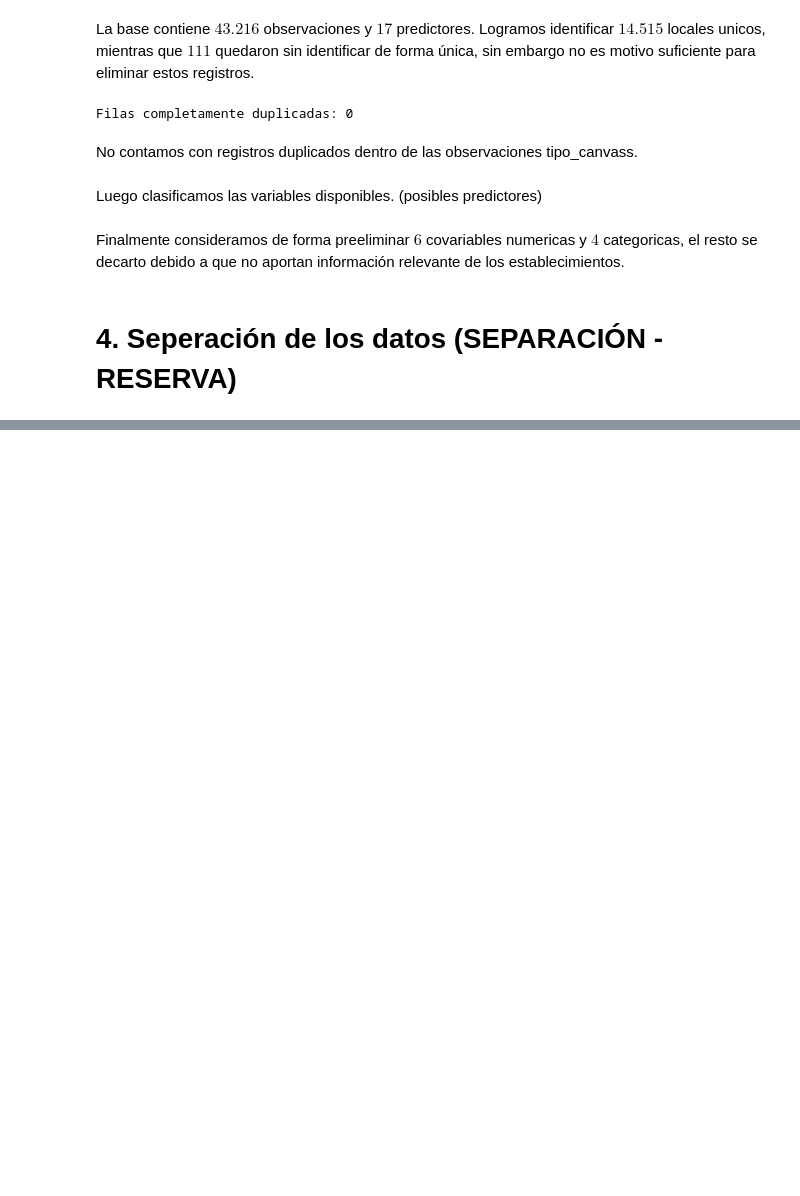
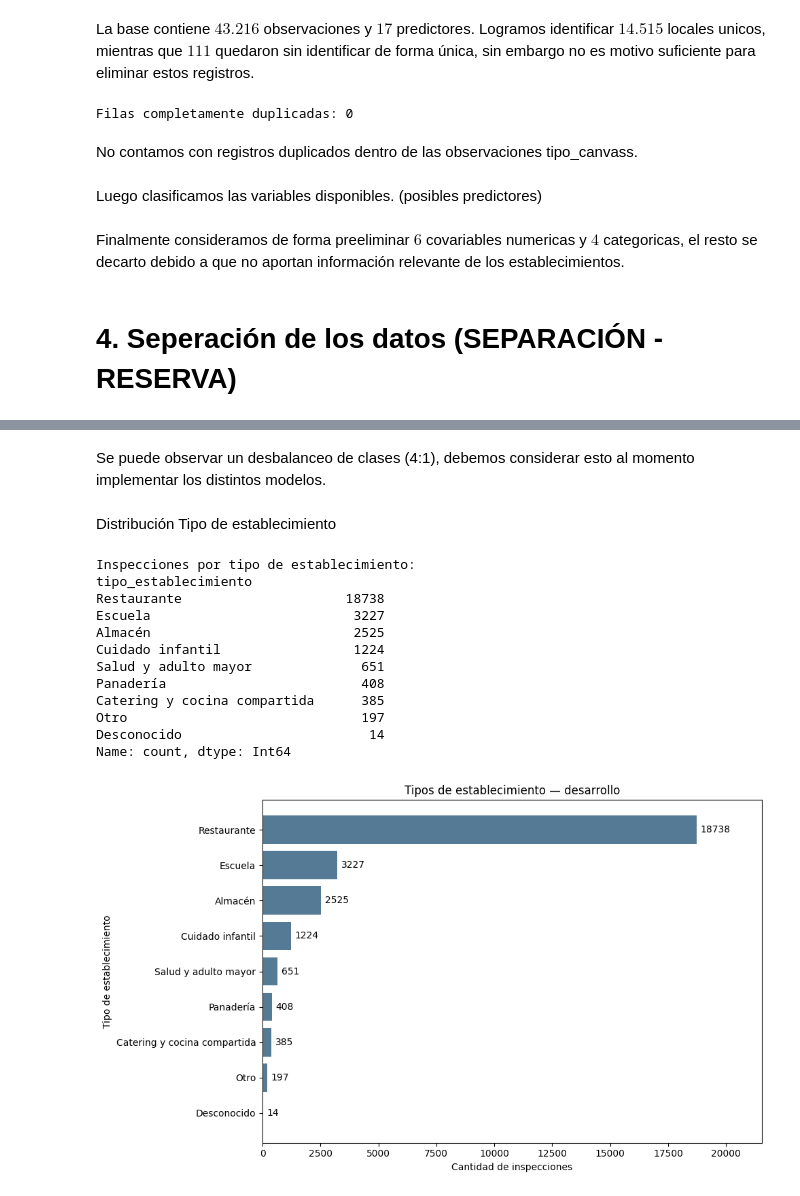
Before and after one commit to jpmondaca/Proyecto-Topicos, a Jupyter notebook: main.ipynb, the cells around one changed output, grey strips where cells are left out. Drawn from its saved outputs; the diff is of its cells as text; code cells hidden in the pictures; blank space fills up the shorter version.

```diff
--- a/main.ipynb
+++ b/main.ipynb
@@ -668,0 +768,44 @@ Finalmente consideramos de forma preeliminar $6$ covariables numericas y $4$ cat
+# %% [markdown]
+Se puede observar un desbalanceo de clases (4:1), debemos considerar esto al momento implementar los distintos modelos.
+# %% [markdown]
+Distribución Tipo de establecimiento
+# %%
+tipo = (desarrollo["tipo_establecimiento"].astype("string").fillna("Desconocido"))
+
+frecuencias_tipo = tipo.value_counts()
+
+print("Inspecciones por tipo de establecimiento:")
+print(frecuencias_tipo)
+
+
+# GRÁFICO #
+fig, ax = plt.subplots(figsize=(10, 6))
+barras = ax.barh(
+    frecuencias_tipo.index,
+    frecuencias_tipo.values,
+    color="#557A95")
+
+ax.bar_label(barras, padding=4)
+ax.invert_yaxis()
+ax.margins(x=0.15)
+
+ax.set_xlabel("Cantidad de inspecciones")
+ax.set_ylabel("Tipo de establecimiento")
+ax.set_title("Tipos de establecimiento — desarrollo")
+
+plt.tight_layout()
+plt.show()
+# %% [output]
+Inspecciones por tipo de establecimiento:
+tipo_establecimiento
+Restaurante                     18738
+Escuela                          3227
+Almacén                          2525
+Cuidado infantil                 1224
+Salud y adulto mayor              651
+Panadería                         408
+Catering y cocina compartida      385
+Otro                              197
+Desconocido                        14
+Name: count, dtype: Int64
+[figure, added]
```
Also changed, not shown: parts of 23 cells of this notebook.
